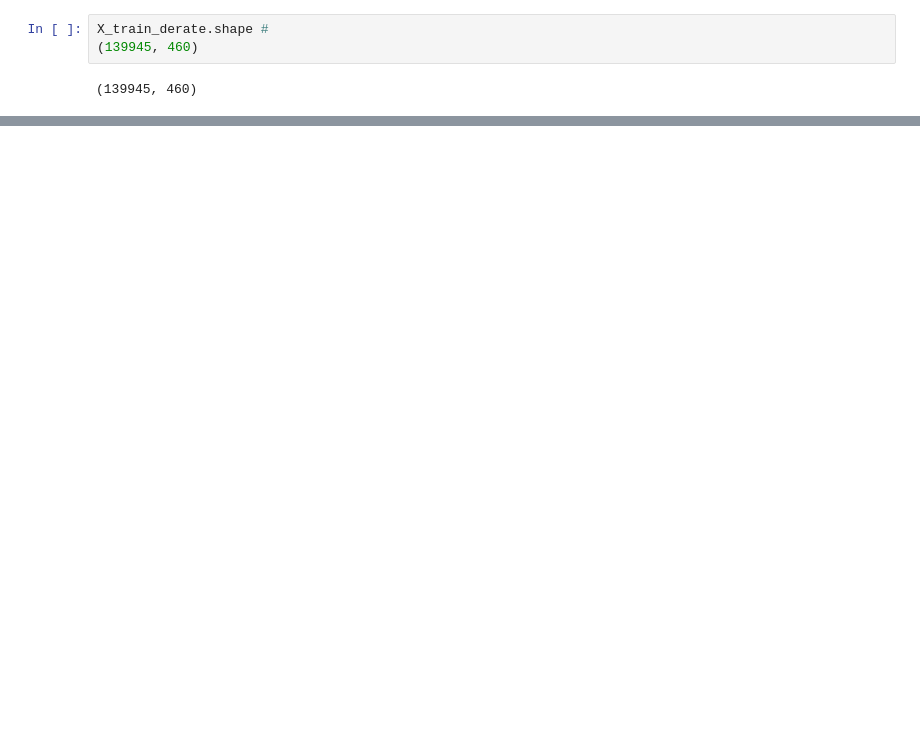
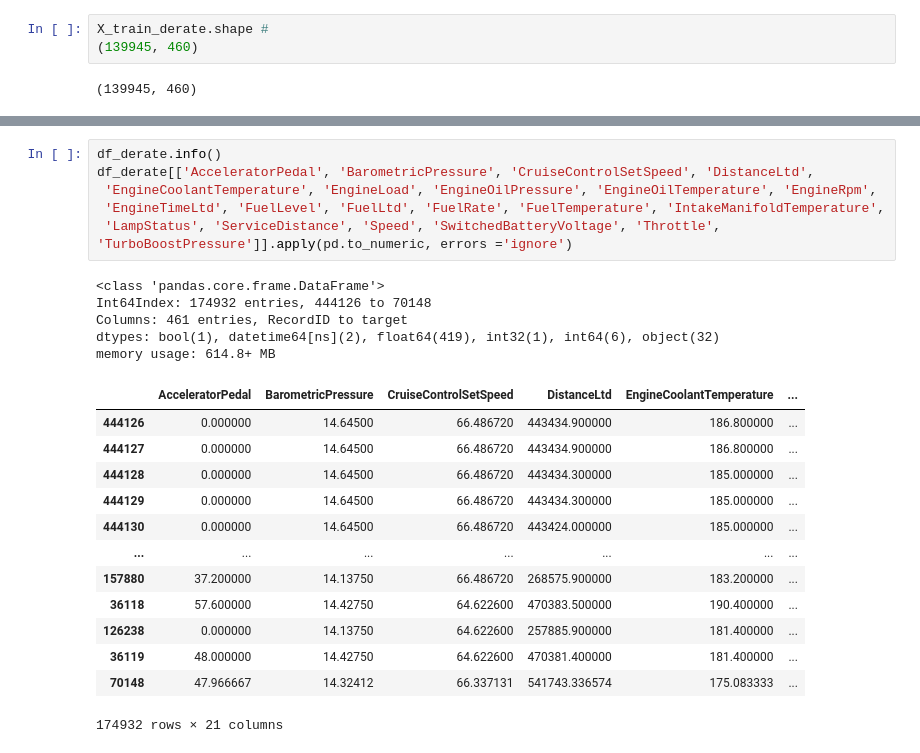
Before and after one commit to nss-data-science-cohort-6/big_g_express-elden_ring, a Jupyter notebook: notebooks/Untitled.ipynb, the cells around one changed output, grey strips where cells are left out. Cells and saved outputs as stored; diff of their text form; blank space fills up the shorter version.

```diff
--- a/notebooks/Untitled.ipynb
+++ b/notebooks/Untitled.ipynb
@@ -495,0 +598,25 @@ plt.show()
+# %%
+df_derate.info()
+df_derate[['AcceleratorPedal', 'BarometricPressure', 'CruiseControlSetSpeed', 'DistanceLtd',
+ 'EngineCoolantTemperature', 'EngineLoad', 'EngineOilPressure', 'EngineOilTemperature', 'EngineRpm',
+ 'EngineTimeLtd', 'FuelLevel', 'FuelLtd', 'FuelRate', 'FuelTemperature', 'IntakeManifoldTemperature',
+ 'LampStatus', 'ServiceDistance', 'Speed', 'SwitchedBatteryVoltage', 'Throttle', 'TurboBoostPressure']].apply(pd.to_numeric, errors ='ignore')
+# %% [output]
+<class 'pandas.core.frame.DataFrame'>
+Int64Index: 174932 entries, 444126 to 70148
+Columns: 461 entries, RecordID to target
+dtypes: bool(1), datetime64[ns](2), float64(419), int32(1), int64(6), object(32)
+memory usage: 614.8+ MB
+|  | AcceleratorPedal | BarometricPressure | CruiseControlSetSpeed | DistanceLtd | EngineCoolantTemperature | ... |
+| 444126 | 0.000000 | 14.64500 | 66.486720 | 443434.900000 | 186.800000 | ... |
+| 444127 | 0.000000 | 14.64500 | 66.486720 | 443434.900000 | 186.800000 | ... |
+| 444128 | 0.000000 | 14.64500 | 66.486720 | 443434.300000 | 185.000000 | ... |
+| 444129 | 0.000000 | 14.64500 | 66.486720 | 443434.300000 | 185.000000 | ... |
+| 444130 | 0.000000 | 14.64500 | 66.486720 | 443424.000000 | 185.000000 | ... |
+| ... | ... | ... | ... | ... | ... | ... |
+| 157880 | 37.200000 | 14.13750 | 66.486720 | 268575.900000 | 183.200000 | ... |
+| 36118 | 57.600000 | 14.42750 | 64.622600 | 470383.500000 | 190.400000 | ... |
+| 126238 | 0.000000 | 14.13750 | 64.622600 | 257885.900000 | 181.400000 | ... |
+| 36119 | 48.000000 | 14.42750 | 64.622600 | 470381.400000 | 181.400000 | ... |
+| 70148 | 47.966667 | 14.32412 | 66.337131 | 541743.336574 | 175.083333 | ... |
+174932 rows × 21 columns
```
Also changed, not shown: parts of 60 cells of this notebook.
